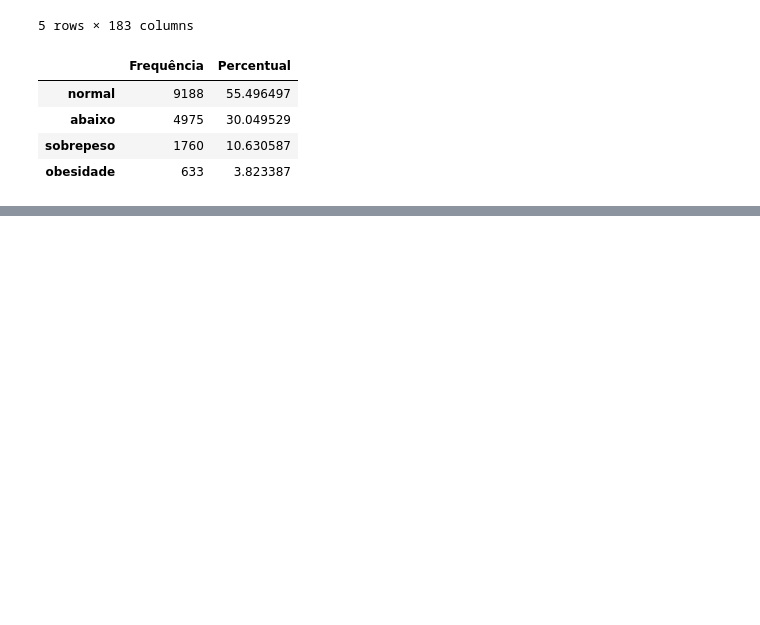
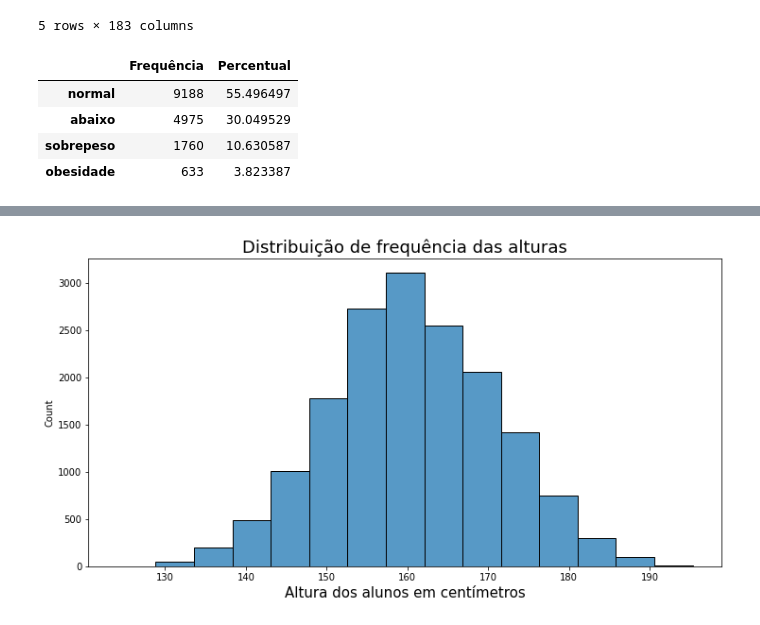
Before and after one commit to paulo-lins/analise_pense_2015, a Jupyter notebook: analise_pense_2015_amostra_2.ipynb, the cells around one changed output, grey strips where cells are left out. Cells and saved outputs as stored; diff of their text form; code cells hidden in the pictures; blank space fills up the shorter version.

```diff
--- a/analise_pense_2015_amostra_2.ipynb
+++ b/analise_pense_2015_amostra_2.ipynb
@@ -208,0 +317,11 @@ dist_freq_imc.plot(figsize=(10,10),
+# %%
+# nós fizemos um cálculo do K, segundo a regra de Sturges, e obtivemos o valor =  15
+# aplicaremos 15 aos bins do histograma
+
+ax = sns.histplot(data = dados1, x = 'VB17004', bins = 15)
+ax.figure.set_size_inches(12, 6)
+ax.set_title('Distribuição de frequência das alturas', size = 18)
+ax.set_xlabel('Altura dos alunos em centímetros', size = 15)
+ax;
+# %% [output]
+[figure, added]
```
Also changed, not shown: parts of 13 cells of this notebook.
